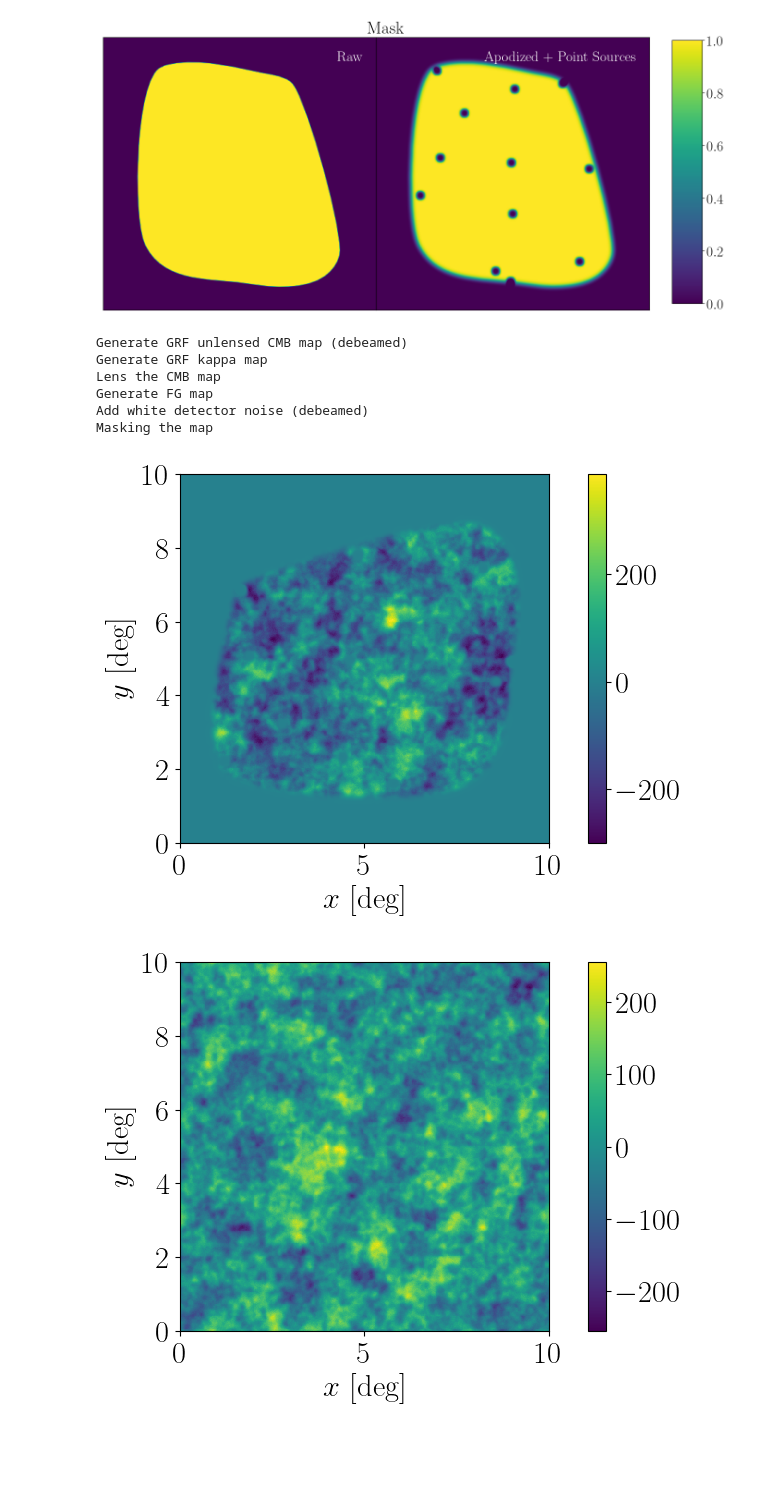
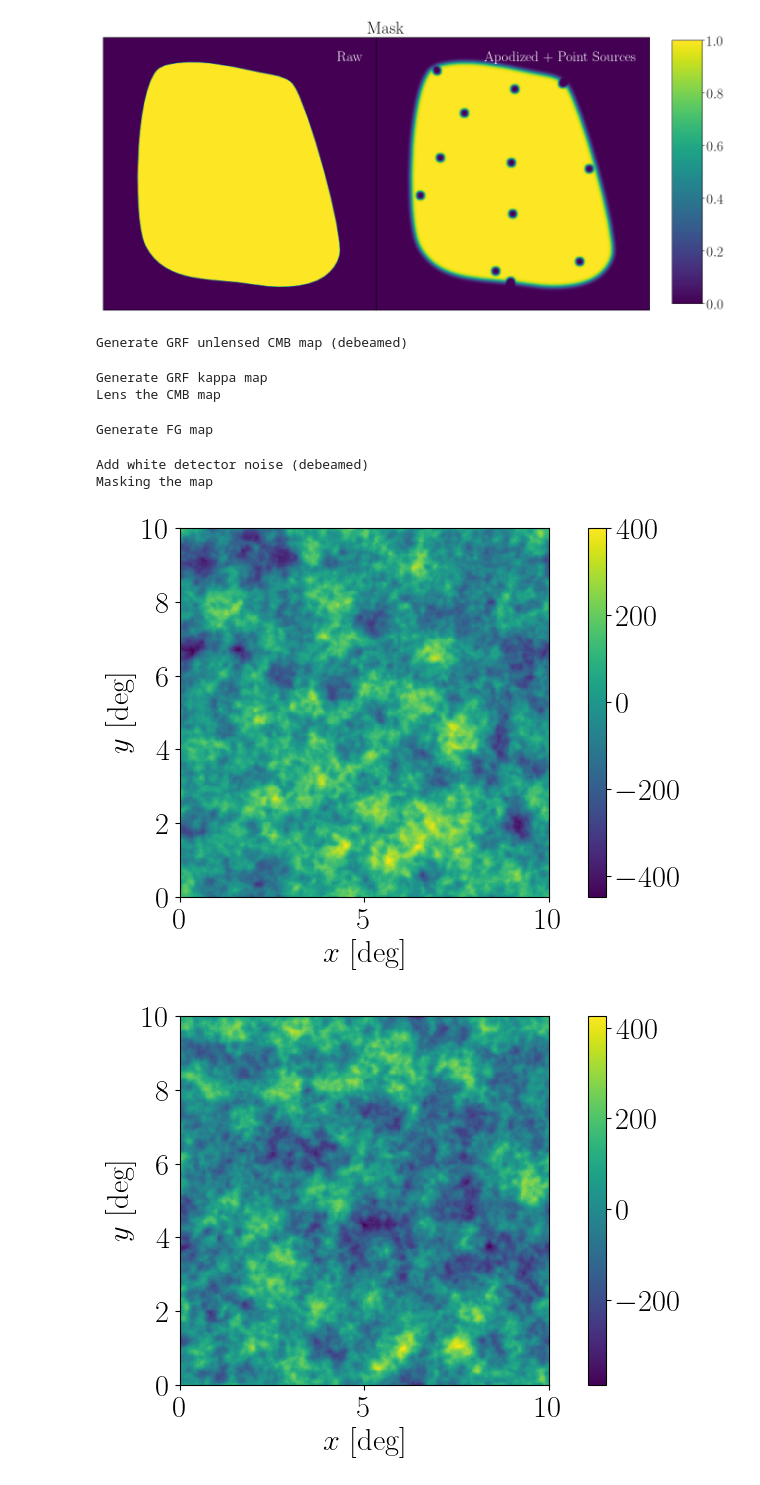
Before and after one commit to DelonShen/LensQuEst, a Jupyter notebook: dev/scratch_randomize_phase.ipynb, the cells around one changed output. Cells and saved outputs as stored; diff of their text form; code cells hidden in the pictures; blank space fills up the shorter version.

```diff
--- a/dev/scratch_randomize_phase.ipynb
+++ b/dev/scratch_randomize_phase.ipynb
@@ -131,41 +131,41 @@ kCmb = baseMap.inverseFourier(kCmbFourier)
 
 print("Lens the CMB map")
 
 lensedCmb = baseMap.doLensing(cmb0, kappaFourier=kCmbFourier)
 lensedCmbFourier = baseMap.fourier(lensedCmb)
 
 print("Generate FG map")
 
 fgFourier = baseMap.genGRF(cmb.fForeground, test=False)
 lensedCmbFourier = lensedCmbFourier + fgFourier
 lensedCmb = baseMap.inverseFourier(lensedCmbFourier)
 
 print("Add white detector noise (debeamed)")
 
 noiseFourier = baseMap.genGRF(cmb.fdetectorNoise, test=False)
 totalCmbFourier = lensedCmbFourier + noiseFourier
 totalCmb = baseMap.inverseFourier(totalCmbFourier)
 
 print("Masking the map")
 
-totalMaskedCmb = apodized_mask*totalCmb
+totalMaskedCmb = totalCmb
 totalMaskedCmbFourier = baseMap.fourier(totalMaskedCmb)
 
 baseMap.plot(totalMaskedCmb)
 
 totalMaskedCmbFourierRandomized = baseMap.randomizePhases(totalMaskedCmbFourier)
 totalMaskedCmbRandomized = baseMap.inverseFourier(totalMaskedCmbFourierRandomized)
 
 baseMap.plot(totalMaskedCmbRandomized)
 # %% [output]
 Generate GRF unlensed CMB map (debeamed)
-Generate GRF kappa map
-Lens the CMB map
-Generate FG map
-Add white detector noise (debeamed)
-Masking the map
+Generate GRF kappa map
+Lens the CMB map
+Generate FG map
+Add white detector noise (debeamed)
+Masking the map
-[figure, old version]
+[figure, new version]
-[figure, old version]
+[figure, new version]
 # %%
 import pickle
 mean_field = pickle.load(open('mask_simple%dx%d_point_sources_bigger.pkl'%(nX,nY), 'rb'))
```
Also changed, not shown: parts of 3 cells of this notebook, 21 other files.
